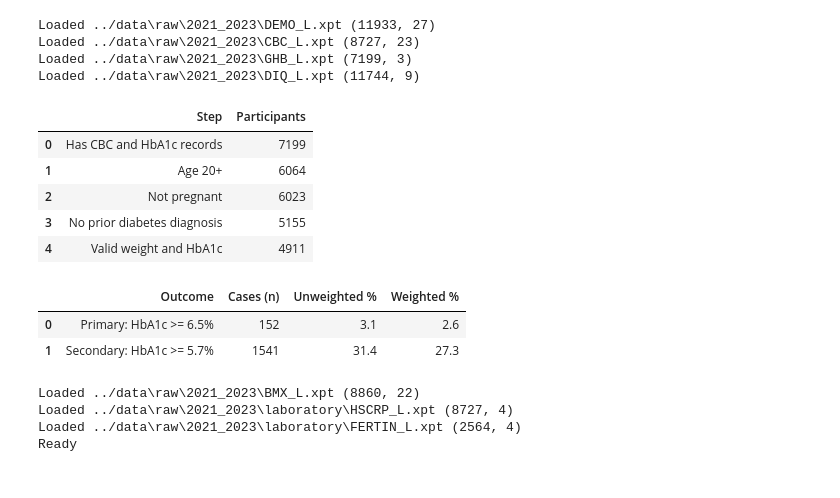
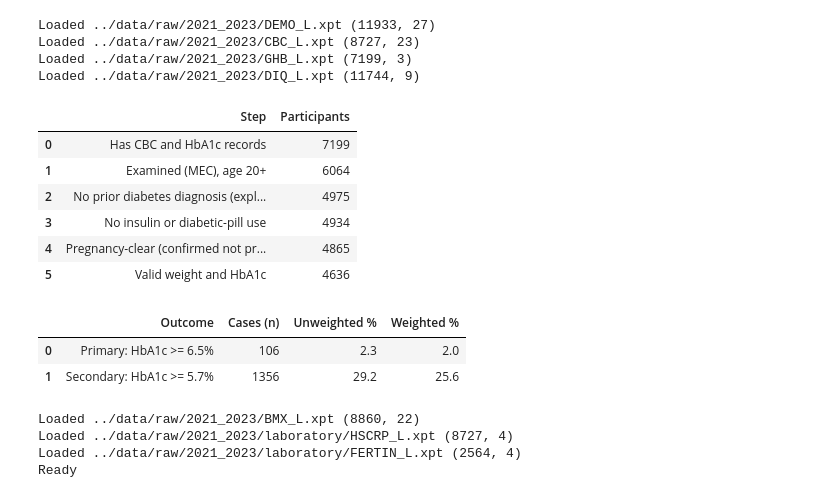
Before and after one commit to hamidsaeed13/VORTEX-BMEN-600-Project, a Jupyter notebook: notebooks/03_survey_design.ipynb, the cells around one changed output. Cells and saved outputs as stored; diff of their text form; code cells hidden in the pictures.

```diff
--- a/notebooks/03_survey_design.ipynb
+++ b/notebooks/03_survey_design.ipynb
@@ -1,66 +1,71 @@
 # %%
 import os
+import sys
 import numpy as np
 import pandas as pd
 
-# ---- Team-agreed rules (change here if the team updates them) ----
-MIN_AGE = 20
-EXCLUDE_PREGNANT = True
-DIAGNOSED_CODES = [1, 7, 9]   # DIQ010: 1 = yes, 7 = refused, 9 = don't know (3 = borderline is kept)
-PRIMARY_CUT = 6.5
-SECONDARY_CUT = 5.7
-
-DATA = "../data" if os.path.exists("../data") else "data"
+ROOT = ".." if os.path.exists("../data") else "."
+DATA = os.path.join(ROOT, "data")
+sys.path.insert(0, os.path.join(ROOT, "scripts", "analysis"))
+import study_config as cfg  # single source of truth for cohort/endpoint/feature decisions
 
 def load(name):
     for root, _, files in os.walk(DATA):
         for f in files:
             if f.upper().startswith(name) and f.upper().endswith(".XPT"):
                 df = pd.read_sas(os.path.join(root, f))
                 num = df.select_dtypes("number").columns
                 df[num] = df[num].mask(df[num].abs() < 1e-10, 0)
                 print("Loaded", os.path.join(root, f), df.shape)
                 return df
     print("NOT FOUND:", name)
 
 demo, cbc, ghb, diq = load("DEMO_L"), load("CBC_L"), load("GHB_L"), load("DIQ_L")
 
 df = (demo.merge(cbc, on="SEQN")
           .merge(ghb.drop(columns="WTPH2YR"), on="SEQN")
-          .merge(diq[["SEQN", "DIQ010"]], on="SEQN", how="left"))
+          .merge(diq[["SEQN", "DIQ010", "DIQ050", "DIQ070"]], on="SEQN", how="left"))
+
+in_pregnancy_band = df["RIAGENDR"].eq(cfg.PREGNANCY_BAND_SEX) & df["RIDAGEYR"].between(*cfg.PREGNANCY_BAND_AGE)
 
 flow = [("Has CBC and HbA1c records", len(df))]
-d = df[df["RIDAGEYR"] >= MIN_AGE];                              flow.append((f"Age {MIN_AGE}+", len(d)))
-if EXCLUDE_PREGNANT:
-    d = d[d["RIDEXPRG"] != 1];                                  flow.append(("Not pregnant", len(d)))
-d = d[d["DIQ010"].notna() & ~d["DIQ010"].isin(DIAGNOSED_CODES)]; flow.append(("No prior diabetes diagnosis", len(d)))
-d = d[(d["WTPH2YR"] > 0) & d["LBXGH"].notna()];                 flow.append(("Valid weight and HbA1c", len(d)))
+d = df[df["RIDSTATR"].eq(cfg.REQUIRE_EXAM_STATUS) & df["RIDAGEYR"].ge(cfg.MIN_AGE)]
+flow.append((f"Examined (MEC), age {cfg.MIN_AGE}+", len(d)))
+d = d[d["DIQ010"].eq(cfg.NO_PRIOR_DIAGNOSIS_CODE)]
+flow.append(("No prior diabetes diagnosis (explicit 'no'; borderline/refused/missing excluded)", len(d)))
+d = d[~d["DIQ050"].eq(1) & ~d["DIQ070"].eq(1)]
+flow.append(("No insulin or diabetic-pill use", len(d)))
+d = d[~d["RIDEXPRG"].eq(1) & (~in_pregnancy_band.loc[d.index] | d["RIDEXPRG"].eq(2))]
+flow.append(("Pregnancy-clear (confirmed not pregnant for women 20-44)", len(d)))
+d = d[(d["WTPH2YR"] > 0) & d["LBXGH"].notna()]
+flow.append(("Valid weight and HbA1c", len(d)))
 coh = d.copy()
 
 display(pd.DataFrame(flow, columns=["Step", "Participants"]))
 
 rows = []
-for label, cut in [("Primary", PRIMARY_CUT), ("Secondary", SECONDARY_CUT)]:
+for label, cut in [("Primary", cfg.PRIMARY_CUT), ("Secondary", cfg.SECONDARY_CUT)]:
     y = (coh["LBXGH"] >= cut).astype(int)
     rows.append({"Outcome": f"{label}: HbA1c >= {cut}%",
                  "Cases (n)": int(y.sum()),
                  "Unweighted %": round(100 * y.mean(), 1),
                  "Weighted %": round(100 * np.average(y, weights=coh["WTPH2YR"]), 1)})
 display(pd.DataFrame(rows))
 # %% [output]
-Loaded ../data\raw\2021_2023\DEMO_L.xpt (11933, 27)
-Loaded ../data\raw\2021_2023\CBC_L.xpt (8727, 23)
-Loaded ../data\raw\2021_2023\GHB_L.xpt (7199, 3)
-Loaded ../data\raw\2021_2023\DIQ_L.xpt (11744, 9)
+Loaded ../data/raw/2021_2023/DEMO_L.xpt (11933, 27)
+Loaded ../data/raw/2021_2023/CBC_L.xpt (8727, 23)
+Loaded ../data/raw/2021_2023/GHB_L.xpt (7199, 3)
+Loaded ../data/raw/2021_2023/DIQ_L.xpt (11744, 9)
 |  | Step | Participants |
 | 0 | Has CBC and HbA1c records | 7199 |
-| 1 | Age 20+ | 6064 |
-| 2 | Not pregnant | 6023 |
-| 3 | No prior diabetes diagnosis | 5155 |
-| 4 | Valid weight and HbA1c | 4911 |
+| 1 | Examined (MEC), age 20+ | 6064 |
+| 2 | No prior diabetes diagnosis (expl... | 4975 |
+| 3 | No insulin or diabetic-pill use | 4934 |
+| 4 | Pregnancy-clear (confirmed not pr... | 4865 |
+| 5 | Valid weight and HbA1c | 4636 |
 |  | Outcome | Cases (n) | Unweighted % | Weighted % |
-| 0 | Primary: HbA1c >= 6.5% | 152 | 3.1 | 2.6 |
-| 1 | Secondary: HbA1c >= 5.7% | 1541 | 31.4 | 27.3 |
+| 0 | Primary: HbA1c >= 6.5% | 106 | 2.3 | 2.0 |
+| 1 | Secondary: HbA1c >= 5.7% | 1356 | 29.2 | 25.6 |
 # %%
 from sklearn.pipeline import make_pipeline
 from sklearn.impute import SimpleImputer
@@ -76,10 +81,10 @@ data = (coh.merge(bmx[["SEQN", "BMXBMI", "BMXWAIST"]], on="SEQN", how="left")
 data["male"] = (data["RIAGENDR"] == 1).astype(int)
 data["log_crp"] = np.log1p(data["LBXHSCRP"])
 
-# Team's 15 CBC features (same as cbc_vars in 02_baseline); no absolute counts, no NRBC
-CBC = ["LBXWBCSI", "LBXRBCSI", "LBXHGB", "LBXHCT", "LBXMCVSI", "LBXMCHSI", "LBXMC", "LBXRDW",
-       "LBXPLTSI", "LBXMPSI", "LBXLYPCT", "LBXNEPCT", "LBXMOPCT", "LBXEOPCT", "LBXBAPCT"]
-RED = ["LBXRBCSI", "LBXHGB", "LBXHCT", "LBXMCVSI", "LBXMCHSI", "LBXMC", "LBXRDW"]
+# The team's CBC feature block (scripts/analysis/study_config.py): no absolute white-cell
+# counts, no NRBC, no MCH/MCHC/MPV/basophil % -- 11 features total.
+CBC = cfg.CBC_FEATURES
+RED = cfg.RED_CELL_FEATURES
 NO_RED = [c for c in CBC if c not in RED]
 BASE = ["RIDAGEYR", "male", "BMXBMI"]
 
@@ -87,7 +92,7 @@ model = make_pipeline(SimpleImputer(strategy="median"), StandardScaler(),
                       LogisticRegression(max_iter=2000))
 cv = RepeatedStratifiedKFold(n_splits=5, n_repeats=5, random_state=42)
 
-def evaluate(d, sets, ref, cut=PRIMARY_CUT):
+def evaluate(d, sets, ref, cut=cfg.PRIMARY_CUT):
     d = d.reset_index(drop=True)
     y = (d["LBXGH"] >= cut).astype(int).values
     w = d["WTPH2YR"].values
@@ -107,9 +112,9 @@ def evaluate(d, sets, ref, cut=PRIMARY_CUT):
                          for n, s in scores.items()])
 print("Ready")
 # %% [output]
-Loaded ../data\raw\2021_2023\BMX_L.xpt (8860, 22)
-Loaded ../data\raw\2021_2023\laboratory\HSCRP_L.xpt (8727, 4)
-Loaded ../data\raw\2021_2023\laboratory\FERTIN_L.xpt (2564, 4)
+Loaded ../data/raw/2021_2023/BMX_L.xpt (8860, 22)
+Loaded ../data/raw/2021_2023/laboratory/HSCRP_L.xpt (8727, 4)
+Loaded ../data/raw/2021_2023/laboratory/FERTIN_L.xpt (2564, 4)
 Ready
 # %%
 sets = {
```
Also changed, not shown: parts of 3 cells of this notebook, 22 other files.
